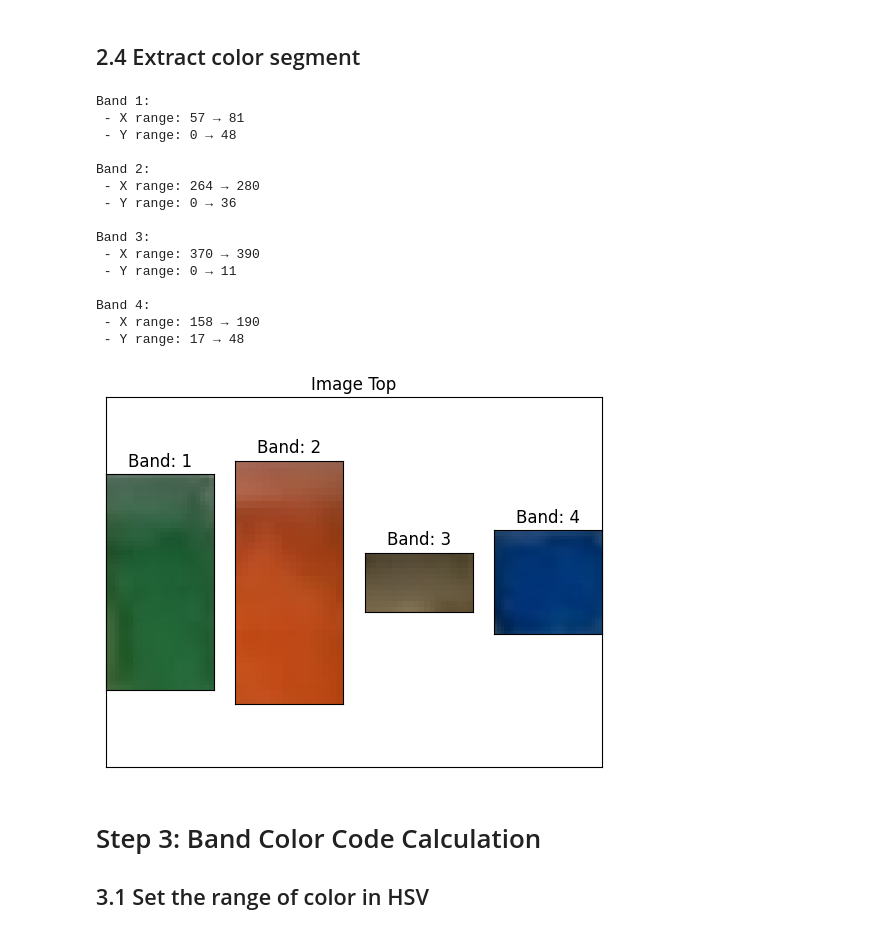
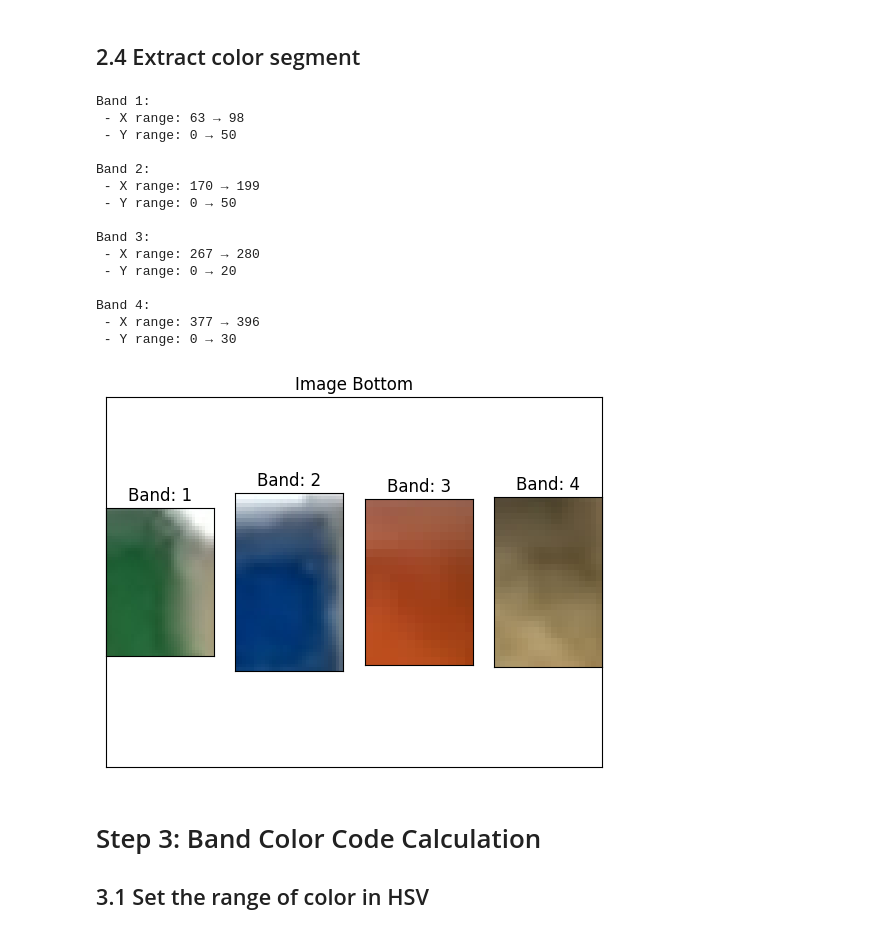
Before and after one commit to SonOfThitivas/resistor-code-color, a Jupyter notebook: main.ipynb, the cells around one changed output. Drawn from its saved outputs; the diff is of its cells as text; code cells hidden in the pictures.

Commit message:
edit: main.ipynb adds image bottom color extracting

```diff
--- a/main.ipynb
+++ b/main.ipynb
@@ -219,47 +219,70 @@ def extractColor(image):
             }
         )
 
     return arr
 
-TopSeg = extractColor(imageTopMor)  # CONTAIN COLOR SEGMENT OF IMAGE TOP
+# TopSeg = extractColor(imageTopMor)  # CONTAIN COLOR SEGMENT OF IMAGE TOP
+
+# band_images = []
+# for v in TopSeg:
+#     temp = imageTopCrop[v["y_min"]:v["y_max"],
+#                         v["x_min"]:v["x_max"]]
+#     band_images.append(temp)
+
+# plt.title("Image Top")
+# plt.xticks([])
+# plt.yticks([])
+
+# for i, v in enumerate(TopSeg):
+#     plt.subplot(1, len(TopSeg), i+1)
+#     temp = imageTopCrop[v["y_min"]:v["y_max"],
+#                         v["x_min"]:v["x_max"]]
+#     plt.imshow(temp[:,:,::-1])
+#     plt.title(f"Band: {i+1}")
+#     plt.xticks([])
+#     plt.yticks([])
+
+# plt.show()
+
+BottomSeg = extractColor(imageBottomMor)  # CONTAIN COLOR SEGMENT OF IMAGE BOTTOM
 
 band_images = []
-for v in TopSeg:
+for v in BottomSeg:
     temp = imageTopCrop[v["y_min"]:v["y_max"],
                         v["x_min"]:v["x_max"]]
     band_images.append(temp)
 
-plt.title("Image Top")
+plt.title("Image Bottom")
 plt.xticks([])
 plt.yticks([])
 
-for i, v in enumerate(TopSeg):
-    plt.subplot(1, len(TopSeg), i+1)
+for i, v in enumerate(BottomSeg):
+    plt.subplot(1, len(BottomSeg), i+1)
     temp = imageTopCrop[v["y_min"]:v["y_max"],
                         v["x_min"]:v["x_max"]]
     plt.imshow(temp[:,:,::-1])
     plt.title(f"Band: {i+1}")
     plt.xticks([])
     plt.yticks([])
 
 plt.show()
 # %% [output]
 Band 1:
- - X range: 57 → 81
- - Y range: 0 → 48
+ - X range: 63 → 98
+ - Y range: 0 → 50
 
 Band 2:
- - X range: 264 → 280
- - Y range: 0 → 36
+ - X range: 170 → 199
+ - Y range: 0 → 50
 
 Band 3:
- - X range: 370 → 390
- - Y range: 0 → 11
+ - X range: 267 → 280
+ - Y range: 0 → 20
 
 Band 4:
- - X range: 158 → 190
- - Y range: 17 → 48
+ - X range: 377 → 396
+ - Y range: 0 → 30
-[figure, old version]
+[figure, new version]
 # %% [markdown]
 # Step 3: Band Color Code Calculation
 ## 3.1 Set the range of color in HSV
```
Also changed, not shown: parts of 2 cells of this notebook.
